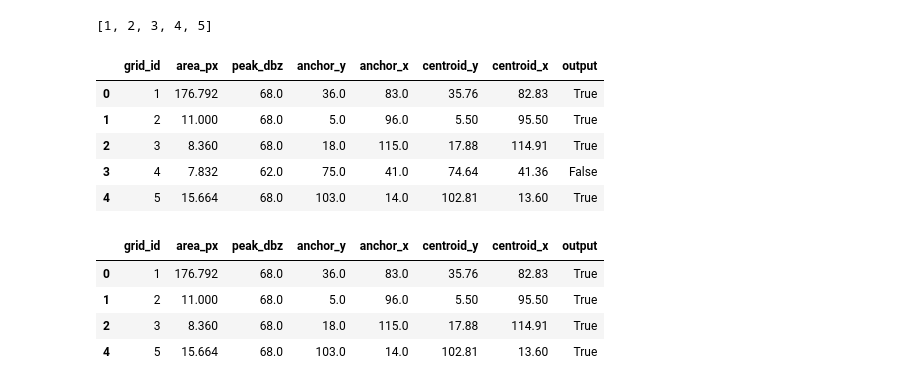
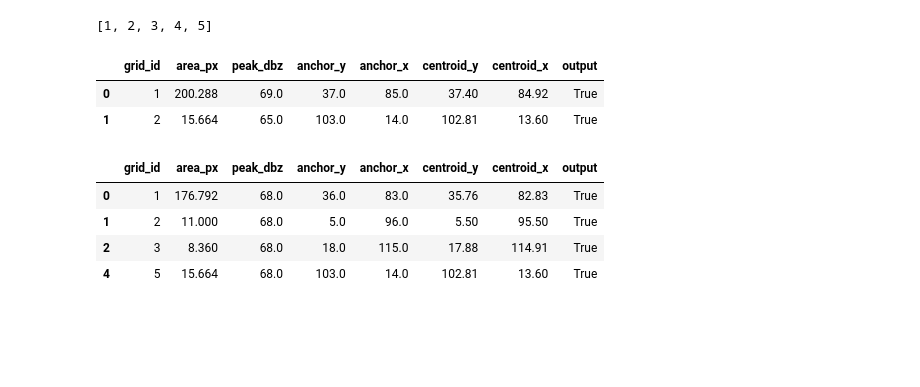
Before and after one commit to ShayneTan03/weather_app, a Jupyter notebook: backend/storm_object_detector/dev.ipynb, the cells around one changed output. Cells and saved outputs as stored; diff of their text form; code cells hidden in the pictures; blank space fills up the shorter version.

```diff
--- a/backend/storm_object_detector/dev.ipynb
+++ b/backend/storm_object_detector/dev.ipynb
@@ -216,7 +216,7 @@ with open('sample_data/test_image.jpg','rb') as f:
 # print(type(data))
 # print(data)
 # %%
-possible_storm_grid, possible_storm_df = image_to_possible_storm(data,50,80)
+possible_storm_grid, possible_storm_df = image_to_possible_storm(data,50,150)
 # %%
 possible_storm_df
 # %% [output]
@@ -375,6 +360,8 @@ def storm_object_checker(
         ,rainfall_threshold
         ,temperature_threshold
         ,humidty_threshold
+
+        ,dist_tol
 ):
         curr_storm = storm_pixel_coordinates(storm_id, possible_storm_grid)
 
@@ -389,6 +376,9 @@ def storm_object_checker(
                 anchor_x = round(float(np.mean(xs)),0)
                 weather_data_df['distance_to_station'] = weather_data_df['coord'].apply(lambda x: x_y_distance(x,anchor_x,anchor_y))
                 weather_data_df.sort_values(by='distance_to_station',ascending=True,inplace=True,na_position='last')
+                if weather_data_df['distance_to_station'].iloc[0] <= dist_tol:
+                        res = True
+                        return res
                 # call and return nearest station
                 nearby_stations = weather_data_df.head(1)
 
@@ -454,15 +433,12 @@ test
 # %%
 test = possible_storm_df
 # %%
-test['output'] = test['grid_id'].apply(lambda x: storm_object_checker(x,possible_storm_grid,dummy_data,1,0.2,25,90))
+test['output'] = test['grid_id'].apply(lambda x: storm_object_checker(x,possible_storm_grid,dummy_data,1,3,25,90,40))
 test
 # %% [output]
 |  | grid_id | area_px | peak_dbz | anchor_y | anchor_x | centroid_y | centroid_x | output |
-| 0 | 1 | 176.792 | 68.0 | 36.0 | 83.0 | 35.76 | 82.83 | True |
-| 1 | 2 | 11.000 | 68.0 | 5.0 | 96.0 | 5.50 | 95.50 | True |
-| 2 | 3 | 8.360 | 68.0 | 18.0 | 115.0 | 17.88 | 114.91 | True |
-| 3 | 4 | 7.832 | 62.0 | 75.0 | 41.0 | 74.64 | 41.36 | False |
-| 4 | 5 | 15.664 | 68.0 | 103.0 | 14.0 | 102.81 | 13.60 | True |
+| 0 | 1 | 200.288 | 69.0 | 37.0 | 85.0 | 37.40 | 84.92 | True |
+| 1 | 2 | 15.664 | 65.0 | 103.0 | 14.0 | 102.81 | 13.60 | True |
 # %%
 filtered = test[test['output']]
 filtered
```
Also changed, not shown: parts of 6 cells of this notebook, 2 other files.
